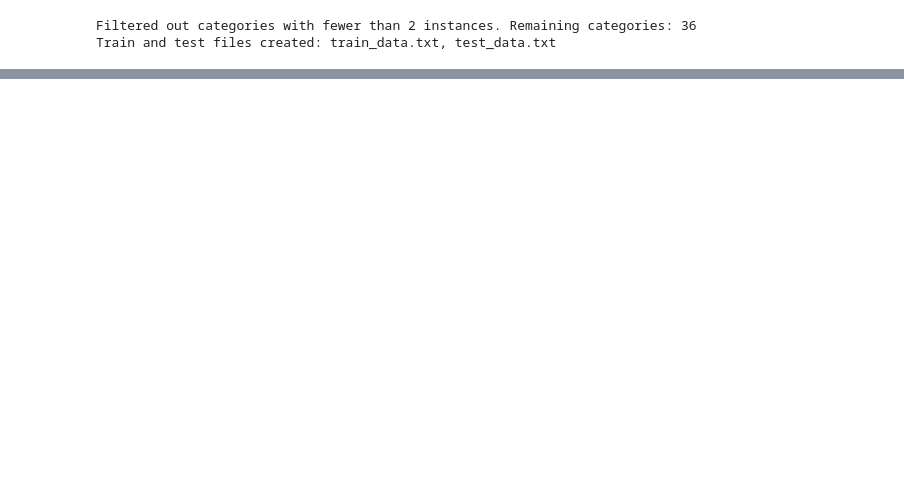
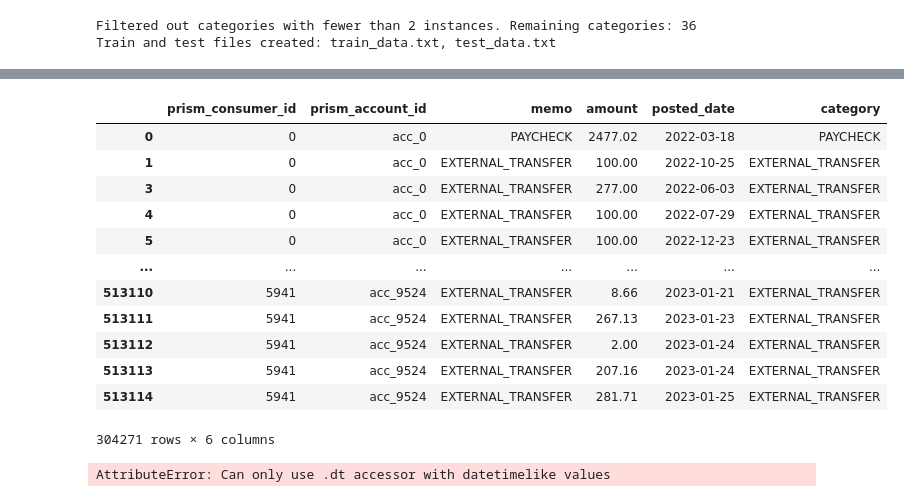
Before and after one commit to hillarychang/dsc180b-capstone-q2, a Jupyter notebook: src/notebooks/hillary_data_exploration.ipynb, the cells around one changed output, grey strips where cells are left out. Cells and saved outputs as stored; diff of their text form; code cells hidden in the pictures; blank space fills up the shorter version.

Commit message:
changes after checkin 2

```diff
--- a/notebooks/hillary_data_exploration.ipynb
+++ b/src/notebooks/hillary_data_exploration.ipynb
@@ -850,0 +853,36 @@ KeyboardInterrupt:
+# %%
+# Filter for relevant categories
+cleaned_inflows = inflows[inflows['category'].isin([
+    'PAYCHECK', 'EXTERNAL_TRANSFER', 'INVESTMENT_INCOME', 'DEPOSIT',
+    'PAYCHECK_PLACEHOLDER', 'INSURANCE', 'OTHER_BENEFITS', 'UNEMPLOYMENT_BENEFITS'])]
+
+# Replace PAYCHECK_PLACEHOLDER with PAYCHECK
+cleaned_inflows = cleaned_inflows.replace('PAYCHECK_PLACEHOLDER', 'PAYCHECK')
+cleaned_inflows
+# %% [output]
+|  | prism_consumer_id | prism_account_id | memo | amount | posted_date | category |
+| 0 | 0 | acc_0 | PAYCHECK | 2477.02 | 2022-03-18 | PAYCHECK |
+| 1 | 0 | acc_0 | EXTERNAL_TRANSFER | 100.00 | 2022-10-25 | EXTERNAL_TRANSFER |
+| 3 | 0 | acc_0 | EXTERNAL_TRANSFER | 277.00 | 2022-06-03 | EXTERNAL_TRANSFER |
+| 4 | 0 | acc_0 | EXTERNAL_TRANSFER | 100.00 | 2022-07-29 | EXTERNAL_TRANSFER |
+| 5 | 0 | acc_0 | EXTERNAL_TRANSFER | 100.00 | 2022-12-23 | EXTERNAL_TRANSFER |
+| ... | ... | ... | ... | ... | ... | ... |
+| 513110 | 5941 | acc_9524 | EXTERNAL_TRANSFER | 8.66 | 2023-01-21 | EXTERNAL_TRANSFER |
+| 513111 | 5941 | acc_9524 | EXTERNAL_TRANSFER | 267.13 | 2023-01-23 | EXTERNAL_TRANSFER |
+| 513112 | 5941 | acc_9524 | EXTERNAL_TRANSFER | 2.00 | 2023-01-24 | EXTERNAL_TRANSFER |
+| 513113 | 5941 | acc_9524 | EXTERNAL_TRANSFER | 207.16 | 2023-01-24 | EXTERNAL_TRANSFER |
+| 513114 | 5941 | acc_9524 | EXTERNAL_TRANSFER | 281.71 | 2023-01-25 | EXTERNAL_TRANSFER |
+304271 rows × 6 columns
+# %%
+# Group by consumer, memo similarity, and recurrence
+def check_recurrence(group):
+    # use clustering for identifying recurrence in amount and date
+    group['amount_tolerance'] = np.abs(group['amount'] - group['amount'].mean()) / group['amount'] <= 0.2
+    group['date_tolerance'] = group['posted_date'].diff().dt.days.abs() <= 7
+    return group
+
+# recurrence checks for external transfers
+external_transfers = cleaned_inflows[cleaned_inflows['category'] == 'EXTERNAL_TRANSFER']
+recurrent_external_transfers = external_transfers.groupby('prism_consumer_id').apply(check_recurrence)
+# %% [output]
+AttributeError: Can only use .dt accessor with datetimelike values
```
Also changed, not shown: parts of 7 cells of this notebook, 1 other file.
